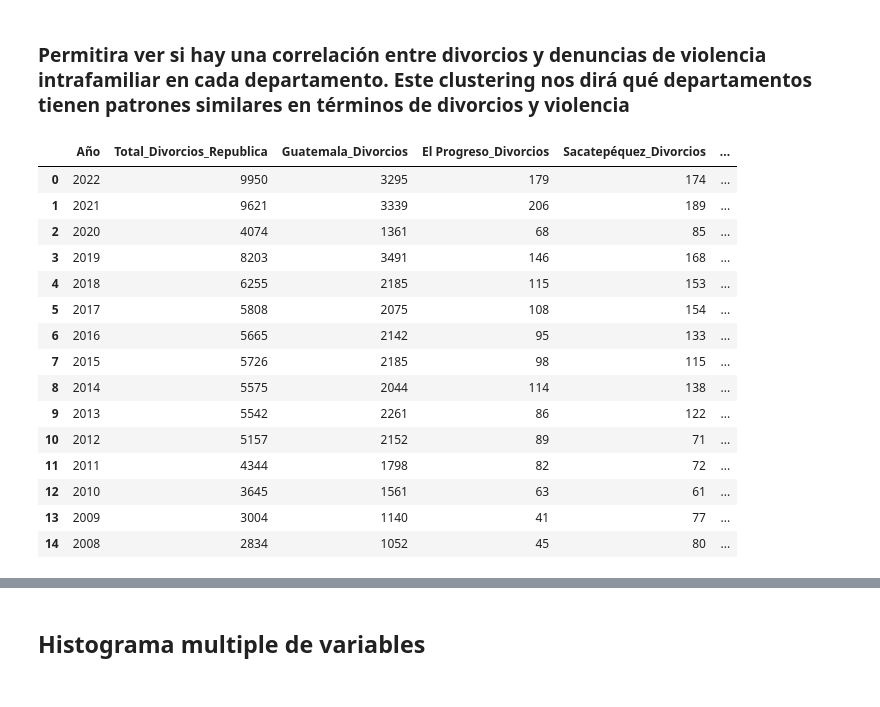
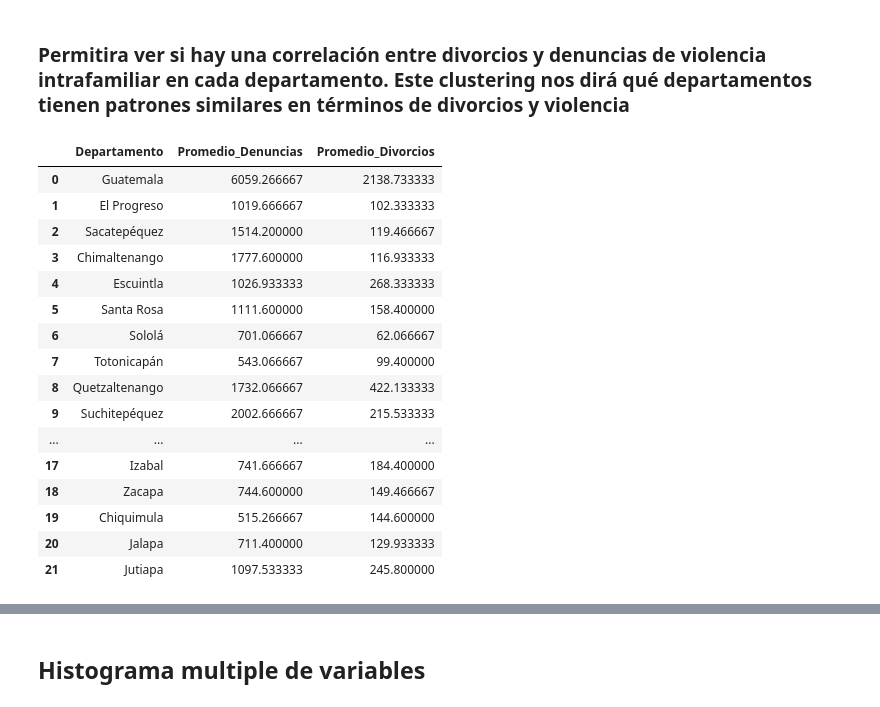
Before and after one commit to josuemj/INE-DataLab, a Jupyter notebook: notebooks/03_clustering.ipynb, the cells around one changed output, grey strips where cells are left out. Drawn from its saved outputs; the diff is of its cells as text; code cells hidden in the pictures.

```diff
--- a/notebooks/03_clustering.ipynb
+++ b/notebooks/03_clustering.ipynb
@@ -31,53 +31,73 @@ from mpl_toolkits.mplot3d import Axes3D
 ### Permitira ver si hay una correlación entre divorcios y denuncias de violencia intrafamiliar en cada departamento. Este clustering nos dirá qué departamentos tienen patrones similares en términos de divorcios y violencia
 # %%
 def clean_numeric(df):
+    """Convierte valores numéricos en las columnas del DataFrame."""
     for col in df.columns:
         df[col] = df[col].astype(str).str.replace(',', '').str.strip()
         df[col] = pd.to_numeric(df[col], errors='coerce')
     return df
 
+# Cargar datos de divorcios
 divorcios = pd.read_csv("../data/Divorcios por departamento.csv")
 divorcios = clean_numeric(divorcios)
 
-#Renombrar coluimnas
+# Renombrar columna de total
 divorcios = divorcios.rename(columns={"República": "Total_Divorcios_Republica"})
 
-nuevos_nombres = {}
-for col in divorcios.columns:
-    if col not in ["Año", "Total_Divorcios_Republica"]:
-        nuevos_nombres[col] = f"{col}_Divorcios"
+# Renombrar columnas de departamentos agregando "_Divorcios"
+divorcios = divorcios.rename(columns={col: f"{col}_Divorcios" for col in divorcios.columns if col not in ["Año", "Total_Divorcios_Republica"]})
 
-divorcios = divorcios.rename(columns=nuevos_nombres)
-
+# Cargar datos de denuncias
 num_intra_dep = pd.read_csv("../data/Número de denuncias de violencia intrafamiliar por departamento.csv")
 num_intra_dep = clean_numeric(num_intra_dep)
-num_intra_dep = num_intra_dep.rename(columns={"República" : "Total_Denuncias_Intrafamiliar_República"})
 
-nuevos_nombres.clear()
-nuevos_nombres = {}
-for col in num_intra_dep.columns:
-    if col not in ["Año", "Total_Denuncias_Intrafamiliar_República"]:
-        nuevos_nombres[col] = f"{col}_Denuncias"
+# Renombrar columna de total
+num_intra_dep = num_intra_dep.rename(columns={"República": "Total_Denuncias_Intrafamiliar_República"})
 
-num_intra_dep = num_intra_dep.rename(columns=nuevos_nombres)
+# Renombrar columnas de departamentos agregando "_Denuncias"
+num_intra_dep = num_intra_dep.rename(columns={col: f"{col}_Denuncias" for col in num_intra_dep.columns if col not in ["Año", "Total_Denuncias_Intrafamiliar_República"]})
 
-departamentos = pd.merge(divorcios, num_intra_dep, on="Año", how="inner")
+# Unir ambos DataFrames por "Año"
+df = pd.merge(divorcios, num_intra_dep, on="Año", how="inner")
+
+# Extraer nombres de departamentos eliminando el sufijo "_Divorcios"
+departamentos = [col.replace("_Divorcios", "") for col in df.columns if col.endswith("_Divorcios")]
+
+# Crear estructura para almacenar promedios
+resultados = {"Departamento": [], "Promedio_Denuncias": [], "Promedio_Divorcios": []}
+
+# Calcular promedios por departamento
+for depto in departamentos:
+    denuncias_col = f"{depto}_Denuncias"
+    divorcios_col = f"{depto}_Divorcios"
+
+    if denuncias_col in df.columns and divorcios_col in df.columns:
+        promedio_denuncias = df[denuncias_col].mean()
+        promedio_divorcios = df[divorcios_col].mean()
+
+        resultados["Departamento"].append(depto)
+        resultados["Promedio_Denuncias"].append(promedio_denuncias)
+        resultados["Promedio_Divorcios"].append(promedio_divorcios)
+
+# Convertir resultados en DataFrame
+departamentos = pd.DataFrame(resultados)
 
 departamentos
 # %% [output]
-|  | Año | Total_Divorcios_Republica | Guatemala_Divorcios | El Progreso_Divorcios | Sacatepéquez_Divorcios | ... |
-| 0 | 2022 | 9950 | 3295 | 179 | 174 | ... |
-| 1 | 2021 | 9621 | 3339 | 206 | 189 | ... |
-| 2 | 2020 | 4074 | 1361 | 68 | 85 | ... |
-| 3 | 2019 | 8203 | 3491 | 146 | 168 | ... |
-| 4 | 2018 | 6255 | 2185 | 115 | 153 | ... |
-| 5 | 2017 | 5808 | 2075 | 108 | 154 | ... |
-| 6 | 2016 | 5665 | 2142 | 95 | 133 | ... |
-| 7 | 2015 | 5726 | 2185 | 98 | 115 | ... |
-| 8 | 2014 | 5575 | 2044 | 114 | 138 | ... |
-| 9 | 2013 | 5542 | 2261 | 86 | 122 | ... |
-| 10 | 2012 | 5157 | 2152 | 89 | 71 | ... |
-| 11 | 2011 | 4344 | 1798 | 82 | 72 | ... |
-| 12 | 2010 | 3645 | 1561 | 63 | 61 | ... |
-| 13 | 2009 | 3004 | 1140 | 41 | 77 | ... |
-| 14 | 2008 | 2834 | 1052 | 45 | 80 | ... |
+|  | Departamento | Promedio_Denuncias | Promedio_Divorcios |
+| 0 | Guatemala | 6059.266667 | 2138.733333 |
+| 1 | El Progreso | 1019.666667 | 102.333333 |
+| 2 | Sacatepéquez | 1514.200000 | 119.466667 |
+| 3 | Chimaltenango | 1777.600000 | 116.933333 |
+| 4 | Escuintla | 1026.933333 | 268.333333 |
+| 5 | Santa Rosa | 1111.600000 | 158.400000 |
+| 6 | Sololá | 701.066667 | 62.066667 |
+| 7 | Totonicapán | 543.066667 | 99.400000 |
+| 8 | Quetzaltenango | 1732.066667 | 422.133333 |
+| 9 | Suchitepéquez | 2002.666667 | 215.533333 |
+| ... | ... | ... | ... |
+| 17 | Izabal | 741.666667 | 184.400000 |
+| 18 | Zacapa | 744.600000 | 149.466667 |
+| 19 | Chiquimula | 515.266667 | 144.600000 |
+| 20 | Jalapa | 711.400000 | 129.933333 |
+| 21 | Jutiapa | 1097.533333 | 245.800000 |
```
Also changed, not shown: parts of 21 cells of this notebook.
